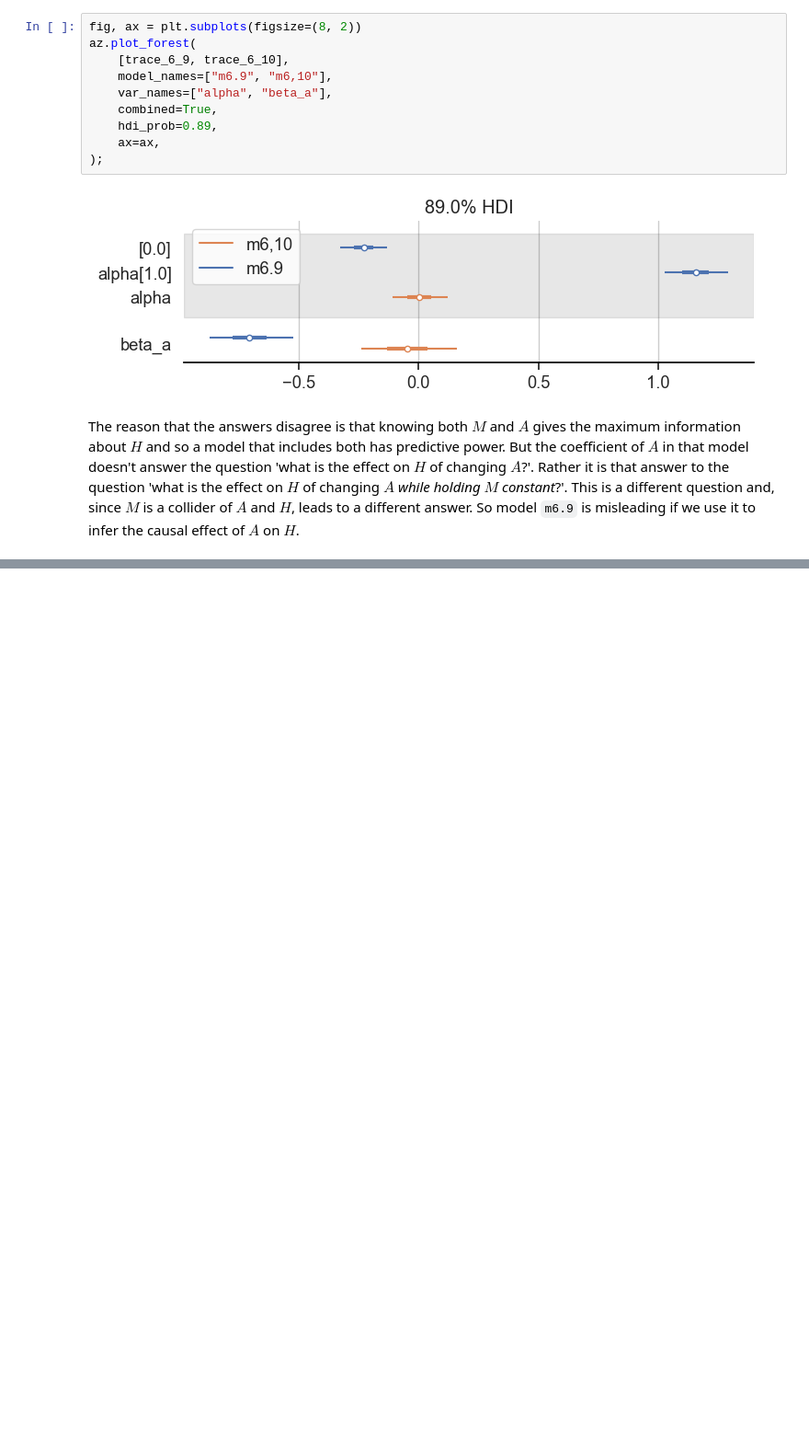
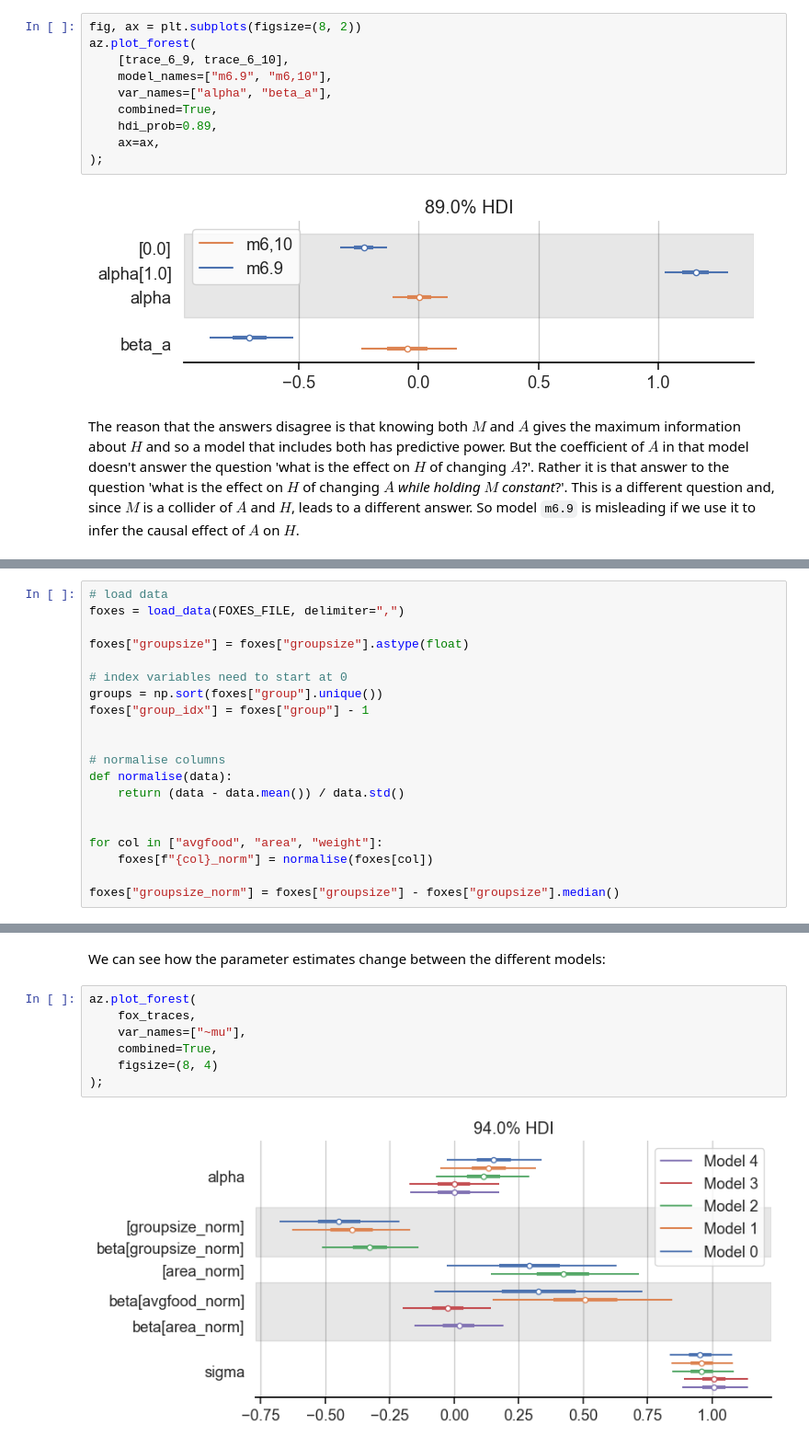
Before and after one commit to chris-leonard/statistical-rethinking, a Jupyter notebook: exercises/chapter_7.ipynb, the cells around one changed output, grey strips where cells are left out. Shown at 92% size. Saved outputs shown, nothing was run; the diff lists cells and outputs as text; blank space fills up the shorter version.

```diff
--- a/exercises/chapter_7.ipynb
+++ b/exercises/chapter_7.ipynb
@@ -1394,0 +1415,20 @@ So model `m6.9` is misleading if we use it to infer the causal effect of $A$ on
+# %%
+# load data
+foxes = load_data(FOXES_FILE, delimiter=",")
+
+foxes["groupsize"] = foxes["groupsize"].astype(float)
+
+# index variables need to start at 0
+groups = np.sort(foxes["group"].unique())
+foxes["group_idx"] = foxes["group"] - 1
+
+
+# normalise columns
+def normalise(data):
+    return (data - data.mean()) / data.std()
+
+
+for col in ["avgfood", "area", "weight"]:
+    foxes[f"{col}_norm"] = normalise(foxes[col])
+
+foxes["groupsize_norm"] = foxes["groupsize"] - foxes["groupsize"].median()
@@ -1394,0 +1557,11 @@ So model `m6.9` is misleading if we use it to infer the causal effect of $A$ on
+# %% [markdown]
+We can see how the parameter estimates change between the different models:
+# %%
+az.plot_forest(
+    fox_traces,
+    var_names=["~mu"],
+    combined=True,
+    figsize=(8, 4)
+);
+# %% [output]
+[figure, added]
```
Also changed, not shown: parts of 14 cells of this notebook, 1 other file.
